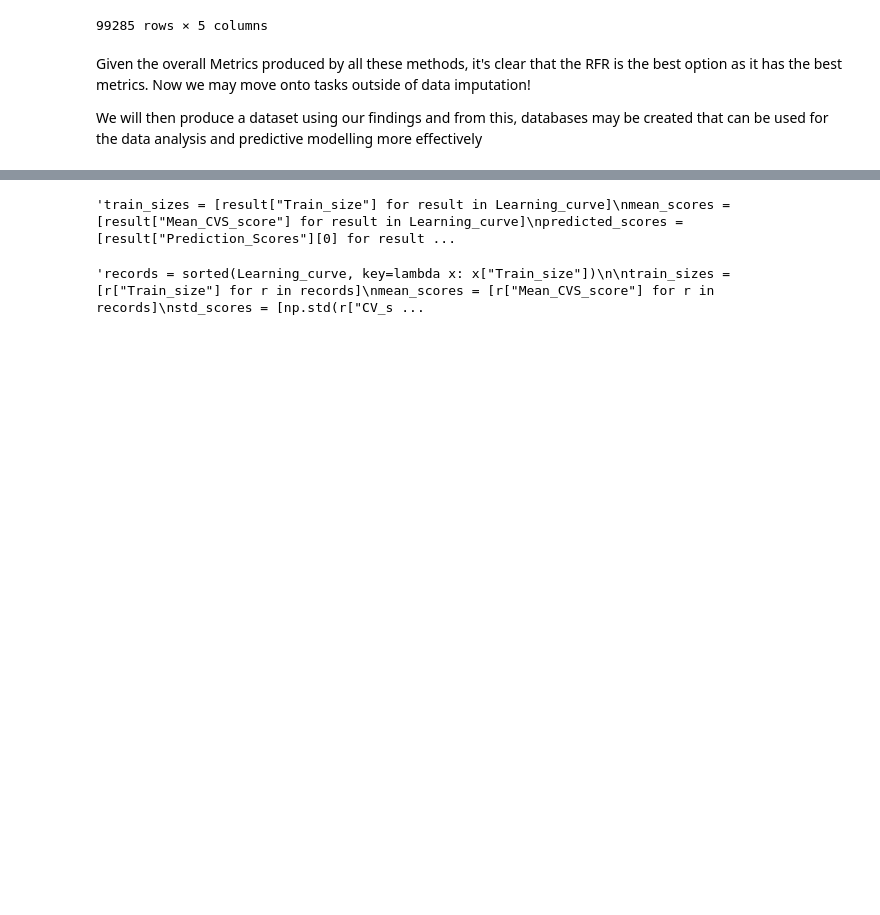
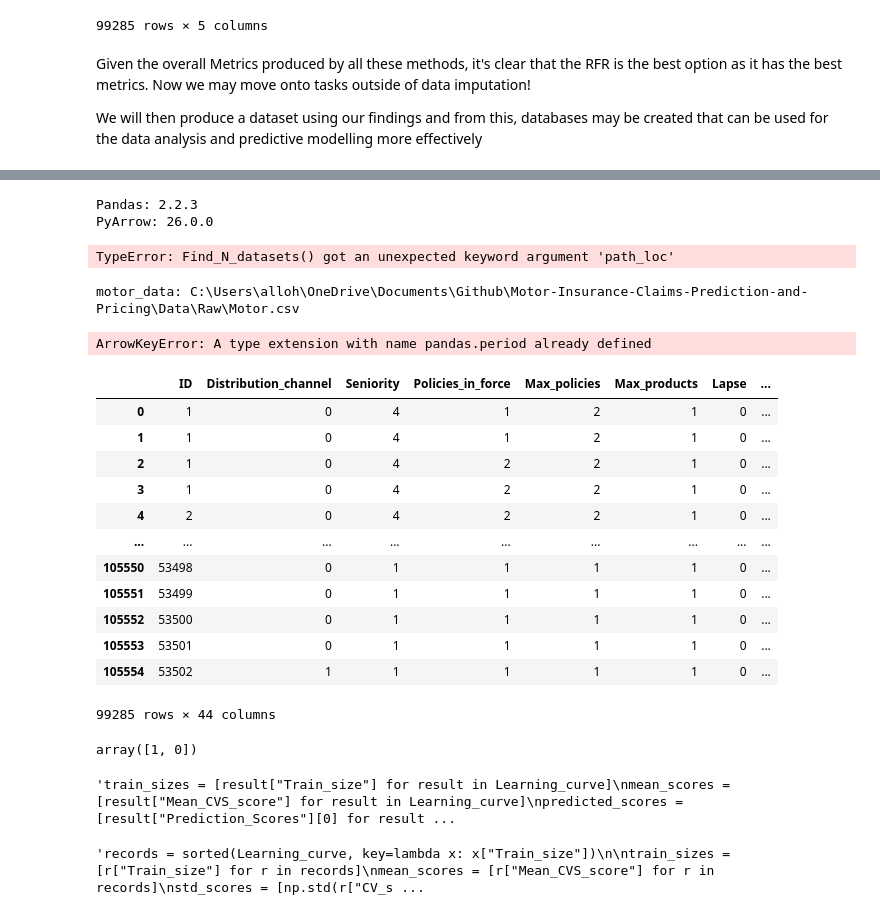
Before and after one commit to Marquis-Alloh/Motor-Insurance-Claims-Prediction-and-Pricing, a Jupyter notebook: Notebooks/Investigation.ipynb, the cells around one changed output, grey strips where cells are left out. Drawn from its saved outputs; the diff is of its cells as text; code cells hidden in the pictures; blank space fills up the shorter version.

Commit message:
Updated code and structures to support the creation of the creation of the parquet files

```diff
--- a/Notebooks/Investigation.ipynb
+++ b/Notebooks/Investigation.ipynb
@@ -47,7 +49,7 @@ print(os.getcwd())
 # %% [output]
 c:\Users\alloh\OneDrive\Documents\Github\Motor-Insurance-Claims-Prediction-and-Pricing
 # %%
-paths = Find_N_datasets(2)
+paths = Find_N_datasets(N_files=2, path_loc='raw')
 motor = pd.read_csv(paths[0], sep=";")
 claims = pd.read_csv(paths[1], sep=";")
 # %% [output]
@@ -838,0 +855,9 @@ We will then produce a dataset using our findings and from this, databases may b
+# %%
+Length_copy = Length_imputation.copy()
+
+
+Length_copy.loc[mask, "Length"] = (
+    Length_copy.loc[mask, "Length_RFR"]
+)
+
+Length_imputation['Length'] = Length_copy['Length']
@@ -838,0 +876,5 @@ We will then produce a dataset using our findings and from this, databases may b
+# %%
+finish = Length_copy.copy()
+finish['Contract_Terminated'] = motor_check["Contract_Terminated"]
+finish['Heavy_vehicle'] = finish['Heavy_Vehical']
+finish.columns
@@ -839,3 +903,60 @@ We will then produce a dataset using our findings and from this, databases may b
+# %%
+print("Pandas:", pd.__version__)
+print("PyArrow:", pa.__version__)
+# %% [output]
+Pandas: 2.2.3
+PyArrow: 26.0.0
+# %%
+save_path = Find_N_datasets(1, path_loc='Curated')[0]
+save_path
+# %% [output]
+TypeError: Find_N_datasets() got an unexpected keyword argument 'path_loc'
+# %%
+Curated_Lengths = finish[['Length','Length_baseline','Length_GBR',
+                     'Length_RFR', 'Length_Mean',
+                     'Length_Median']].copy()
+
+save_path = Find_N_datasets(1, 'curated')[0]
+
+save_path.parent.mkdir(parents=True, exist_ok=True)
+
+table = pa.Table.from_pandas(
+    Curated_Lengths,
+    preserve_index=False
+)
+
+pq.write_table(table, save_path)
+# %% [output]
+motor_data: C:\Users\alloh\OneDrive\Documents\Github\Motor-Insurance-Claims-Prediction-and-Pricing\Data\Raw\Motor.csv
+# %%
+check = pd.read_parquet(save_path)
+
+print(check.shape)
+print(check.head())
+# %% [output]
+ArrowKeyError: A type extension with name pandas.period already defined
+# %%
+finish.drop(columns=['Length_baseline','Length_GBR',
+                     'Length_RFR', 'Length_Mean',
+                     'Length_Median','Heavy_Vehical'])#, inplace = True)
+# %% [output]
+|  | ID | Distribution_channel | Seniority | Policies_in_force | Max_policies | Max_products | Lapse | ... |
+| 0 | 1 | 0 | 4 | 1 | 2 | 1 | 0 | ... |
+| 1 | 1 | 0 | 4 | 1 | 2 | 1 | 0 | ... |
+| 2 | 1 | 0 | 4 | 2 | 2 | 1 | 0 | ... |
+| 3 | 1 | 0 | 4 | 2 | 2 | 1 | 0 | ... |
+| 4 | 2 | 0 | 4 | 2 | 2 | 1 | 0 | ... |
+| ... | ... | ... | ... | ... | ... | ... | ... | ... |
+| 105550 | 53498 | 0 | 1 | 1 | 1 | 1 | 0 | ... |
+| 105551 | 53499 | 0 | 1 | 1 | 1 | 1 | 0 | ... |
+| 105552 | 53500 | 0 | 1 | 1 | 1 | 1 | 0 | ... |
+| 105553 | 53501 | 0 | 1 | 1 | 1 | 1 | 0 | ... |
+| 105554 | 53502 | 1 | 1 | 1 | 1 | 1 | 0 | ... |
+99285 rows × 44 columns
+# %%
+Length_imputation['Length_missing'].unique()
+# %% [output]
+array([1, 0])
 # %%
 """train_sizes = [result["Train_size"] for result in Learning_curve]
 mean_scores = [result["Mean_CVS_score"] for result in Learning_curve]
```
Also changed, not shown: parts of 7 cells of this notebook, 2 other files.
